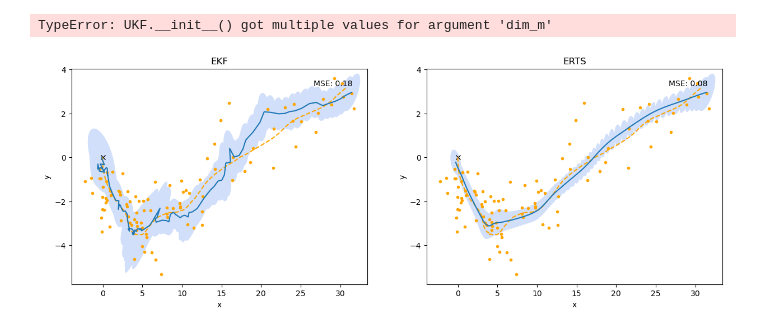
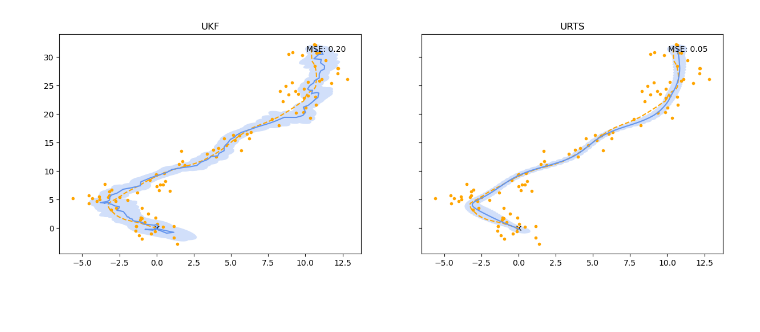
Before and after one commit to AndersGMadsen/bayesian-state-space-models, a Jupyter notebook: unscented.ipynb, the cells around one changed output. Saved outputs shown, nothing was run; the diff lists cells and outputs as text; code cells hidden in the pictures; blank space fills up the shorter version.

```diff
--- a/unscented.ipynb
+++ b/unscented.ipynb
@@ -25,6 +15,4 @@ plt.show()
 # %%
-extended_kalman_filter = UKF(f, F_jacobian, h, H_jacobian, Q, R, dim_m = 4, dim_y = 2)
+extended_kalman_filter = UKF(f, h, Q, R, dim_m = 4, dim_y = 2)
 state_estimates, cov_estimates = extended_kalman_filter.filter(measurements)
 state_estimates_smoothed, cov_estimates_smoothed = extended_kalman_filter.smoother(state_estimates, cov_estimates)
-# %% [output]
-TypeError: UKF.__init__() got multiple values for argument 'dim_m'
@@ -58,35 +19,23 @@ def conf_ellipse(ax, center, covariance, alpha=0.95):
 # %%
 #Compare methods
-fig, ax = plt.subplots(1, 2, figsize=(15, 5))
+fig, ax = plt.subplots(1, 2, figsize=(15, 5), sharey=True)
 for k in range(2):
     ax[k].plot(states[0, 0], states[0, 1], 'x', color='k', label="Start")
     ax[k].plot(states[:, 0], states[:, 1], '--', color='orange', label="True trajectory")
     ax[k].plot(measurements[:, 0], measurements[:, 1], '.', color='orange', label="Noisy observations")
-    ax[k].set_xlabel("x")
-    ax[k].set_ylabel("y")
 
-ax[0].plot(state_estimates[:, 0], state_estimates[:, 1], label="EKF")
-ax[0].set_title("EKF")
+plot_trajectory(ax[0], state_estimates, cov_estimates, label="UKF")
+ax[0].set_title("UKF")
 
-ax[1].plot(state_estimates_smoothed[:, 0], state_estimates_smoothed[:, 1], label="ERTS")
-ax[1].set_title("ERTS")
-
-# Compute MSE
-EKF_MSE = np.mean((states[:, :2] - state_estimates[:, :2])**2)
-ERTS_MSE = np.mean((states[:, :2] - state_estimates_smoothed[:, :2])**2)
+plot_trajectory(ax[1], state_estimates_smoothed, cov_estimates_smoothed, label="URTS")
+ax[1].set_title("URTS")
 
 # Show the MSE on the plot in upper right corner
-ax[0].text(0.95, 0.95, "MSE: {:.2f}".format(EKF_MSE), horizontalalignment='right', verticalalignment='top', transform=ax[0].transAxes)
-ax[1].text(0.95, 0.95, "MSE: {:.2f}".format(ERTS_MSE), horizontalalignment='right', verticalalignment='top', transform=ax[1].transAxes)
-
-# # 95% confidence ellipses for the KF
-for i in range(0, len(state_estimates)):
-    conf_ellipse(ax[0], state_estimates[i, :2], cov_estimates[i, :2, :2])
-
-# # 95% confidence ellipses for the EKF
-for i in range(0, len(state_estimates_smoothed)):
-    conf_ellipse(ax[1], state_estimates_smoothed[i, :2], cov_estimates_smoothed[i, :2, :2])
+ax[0].text(0.95, 0.95, "MSE: {:.2f}".format(np.mean((states[:, :2] - state_estimates[:, :2])**2)),
+           horizontalalignment='right', verticalalignment='top', transform=ax[0].transAxes)
+ax[1].text(0.95, 0.95, "MSE: {:.2f}".format(np.mean((states[:, :2] - state_estimates_smoothed[:, :2])**2)),
+           horizontalalignment='right', verticalalignment='top', transform=ax[1].transAxes)
 
 plt.show()
 # %% [output]
-[figure, old version]
+[figure, new version]
```
Also changed, not shown: parts of 3 cells of this notebook, 15 other files.
